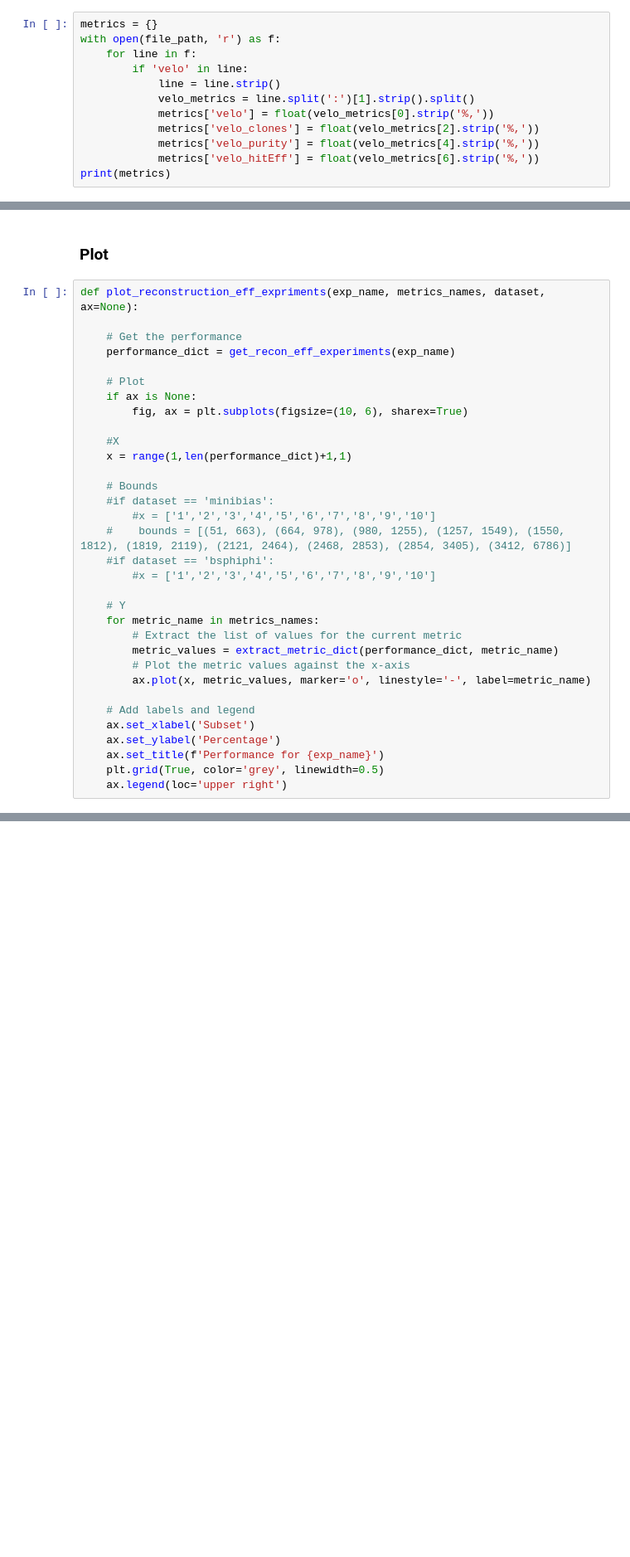
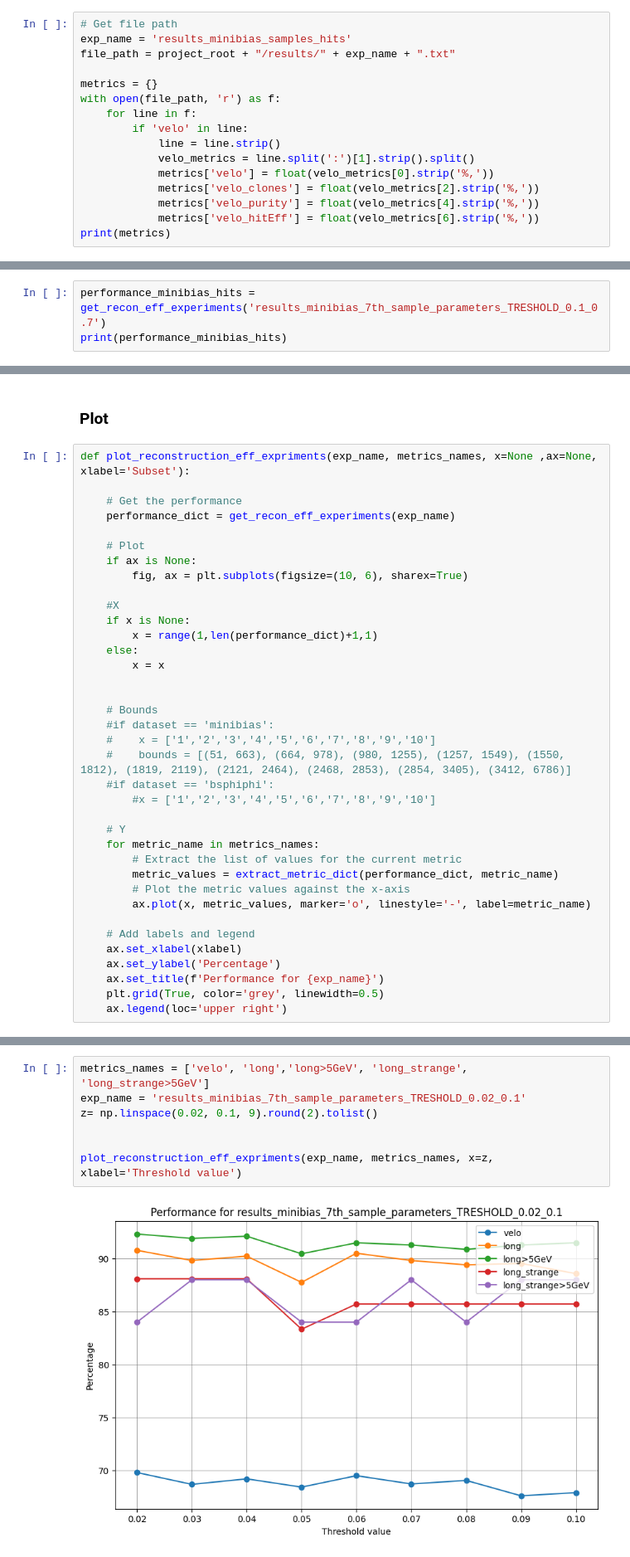
Before and after one commit to alawaree/Code_Thesis_HopfieldNetwork_VELO, a Jupyter notebook: results_analysis/plots_results_10_subsets.ipynb, the cells around one changed output, grey strips where cells are left out. Shown at 83% size. Drawn from its saved outputs; the diff is of its cells as text; blank space fills up the shorter version.

Commit message:
Upgrade on the plots + addition of new plots

```diff
--- a/results_analysis/plots_results_10_subsets.ipynb
+++ b/results_analysis/plots_results_10_subsets.ipynb
@@ -112,6 +113,10 @@ plt.show()
 # %% [markdown]
 Extract all metrics linked to 'velo'
 # %%
+# Get file path
+exp_name = 'results_minibias_samples_hits'
+file_path = project_root + "/results/" + exp_name + ".txt"
+
 metrics = {}
 with open(file_path, 'r') as f:
     for line in f:
@@ -318,0 +334,3 @@ print(performance_minibias_hits)
+# %%
+performance_minibias_hits = get_recon_eff_experiments('results_minibias_7th_sample_parameters_TRESHOLD_0.1_0.7')
+print(performance_minibias_hits)
@@ -357,7 +377,7 @@ print(metric_lists['velo'])
 # %% [markdown]
 ### Plot
 # %%
-def plot_reconstruction_eff_expriments(exp_name, metrics_names, dataset, ax=None):
+def plot_reconstruction_eff_expriments(exp_name, metrics_names, x=None ,ax=None, xlabel='Subset'):
 
     # Get the performance
     performance_dict = get_recon_eff_experiments(exp_name)
@@ -367,11 +387,15 @@ def plot_reconstruction_eff_expriments(exp_name, metrics_names, dataset, ax=None
         fig, ax = plt.subplots(figsize=(10, 6), sharex=True)
 
     #X
-    x = range(1,len(performance_dict)+1,1)
+    if x is None:
+        x = range(1,len(performance_dict)+1,1)
+    else:
+        x = x
+
 
     # Bounds
     #if dataset == 'minibias':
-        #x = ['1','2','3','4','5','6','7','8','9','10']
+    #    x = ['1','2','3','4','5','6','7','8','9','10']
     #    bounds = [(51, 663), (664, 978), (980, 1255), (1257, 1549), (1550, 1812), (1819, 2119), (2121, 2464), (2468, 2853), (2854, 3405), (3412, 6786)]
     #if dataset == 'bsphiphi':
         #x = ['1','2','3','4','5','6','7','8','9','10']
@@ -384,7 +408,7 @@ def plot_reconstruction_eff_expriments(exp_name, metrics_names, dataset, ax=None
         ax.plot(x, metric_values, marker='o', linestyle='-', label=metric_name)
 
     # Add labels and legend
-    ax.set_xlabel('Subset')
+    ax.set_xlabel(xlabel)
     ax.set_ylabel('Percentage')
     ax.set_title(f'Performance for {exp_name}')
     plt.grid(True, color='grey', linewidth=0.5)
@@ -414,2 +436,11 @@ plot_reconstruction_eff_expriments(exp_name, metrics_names, dataset)
 # %% [output]
 [figure]
+# %%
+metrics_names = ['velo', 'long','long>5GeV', 'long_strange', 'long_strange>5GeV']
+exp_name = 'results_minibias_7th_sample_parameters_TRESHOLD_0.02_0.1'
+z= np.linspace(0.02, 0.1, 9).round(2).tolist()
+
+
+plot_reconstruction_eff_expriments(exp_name, metrics_names, x=z, xlabel='Threshold value')
+# %% [output]
+[figure, added]
```
Also changed, not shown: parts of 15 cells of this notebook.
